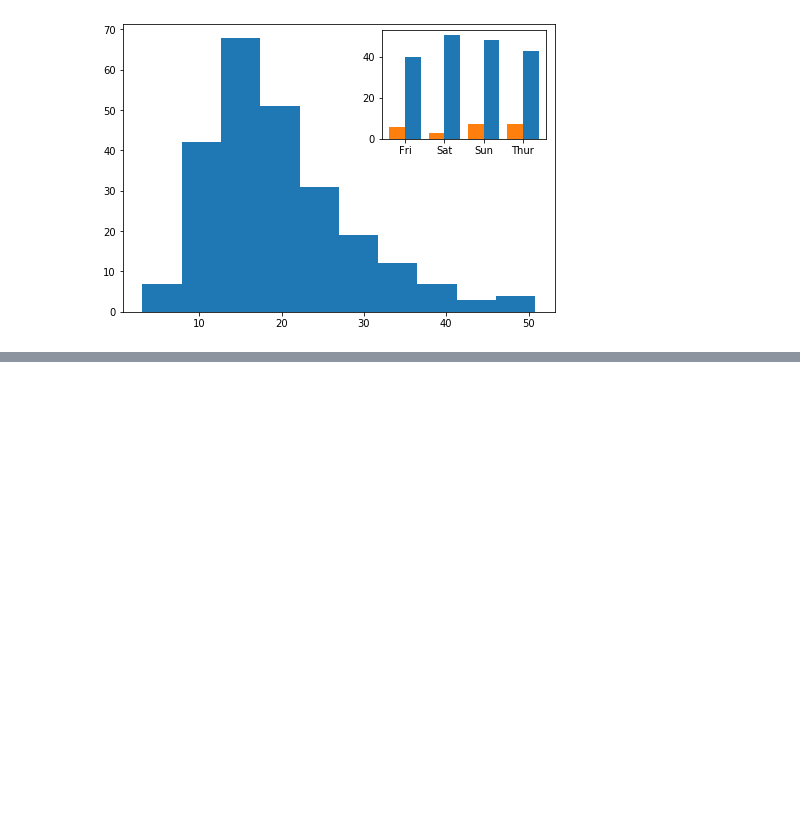
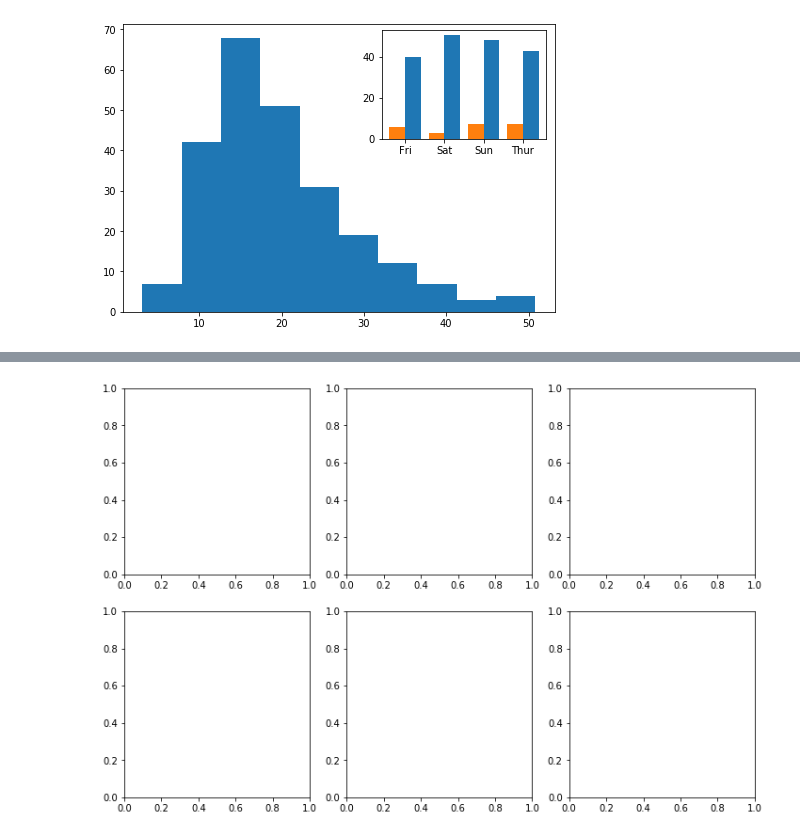
Before and after one commit to gdvnedu/SF, a Jupyter notebook: dst/module_2/python_10/Object oriented approach.ipynb, the cells around one changed output, grey strips where cells are left out. Saved outputs shown, nothing was run; the diff lists cells and outputs as text; code cells hidden in the pictures; blank space fills up the shorter version.

```diff
--- a/dst/module_2/python_10/Object oriented approach.ipynb
+++ b/dst/module_2/python_10/Object oriented approach.ipynb
@@ -48,0 +81,4 @@ inner_axes.bar(x = tips_per_day['day'], height = tips_per_day['min'],width = -0.
+# %%
+fig,axes = plt.subplots(2,3,figsize=(12,8))
+# %% [output]
+[figure, added]
```
Also changed, not shown: parts of 3 cells of this notebook.
